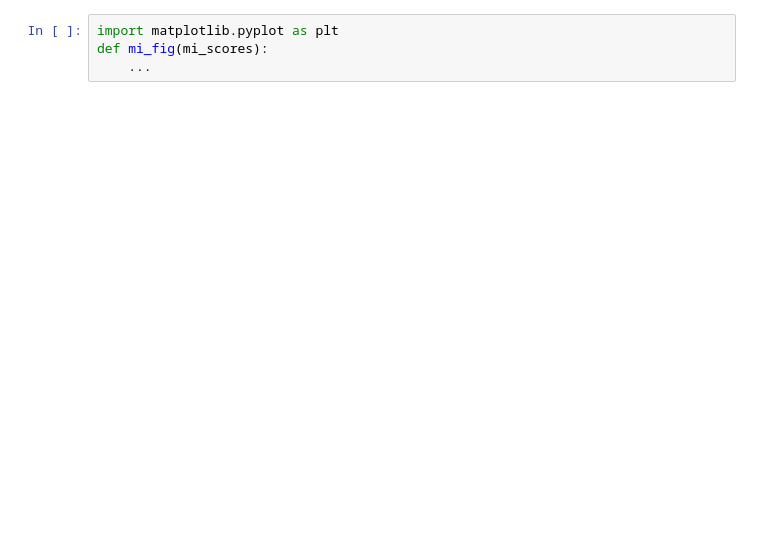
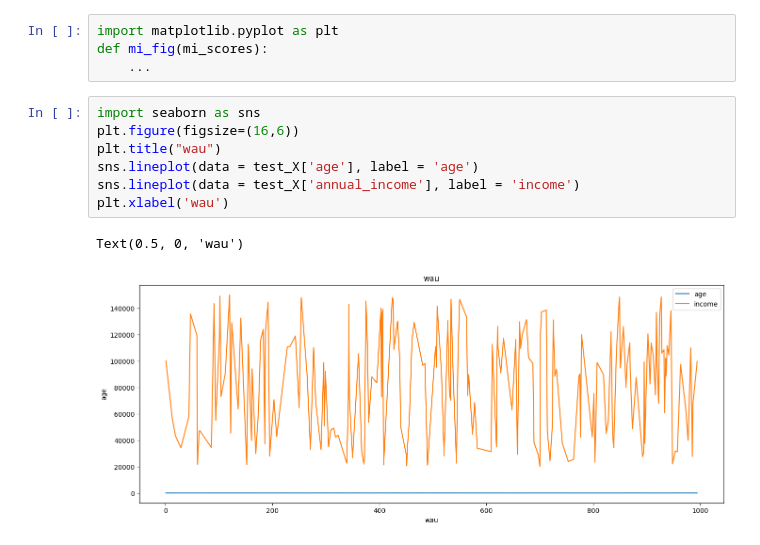
Before and after one commit to semingrai/ML-mini-projects, a Jupyter notebook: loan_approval.ipynb, the cells around one changed output. Cells and saved outputs as stored; diff of their text form; blank space fills up the shorter version.

```diff
--- a/loan_approval.ipynb
+++ b/loan_approval.ipynb
@@ -59,3 +60,13 @@ Name: mutual info, dtype: float64
 import matplotlib.pyplot as plt
 def mi_fig(mi_scores):
     ...
+# %%
+import seaborn as sns
+plt.figure(figsize=(16,6))
+plt.title("wau")
+sns.lineplot(data = test_X['age'], label = 'age')
+sns.lineplot(data = test_X['annual_income'], label = 'income')
+plt.xlabel('wau')
+# %% [output]
+Text(0.5, 0, 'wau')
+[figure, added]
```
Also changed, not shown: parts of 4 cells of this notebook.
